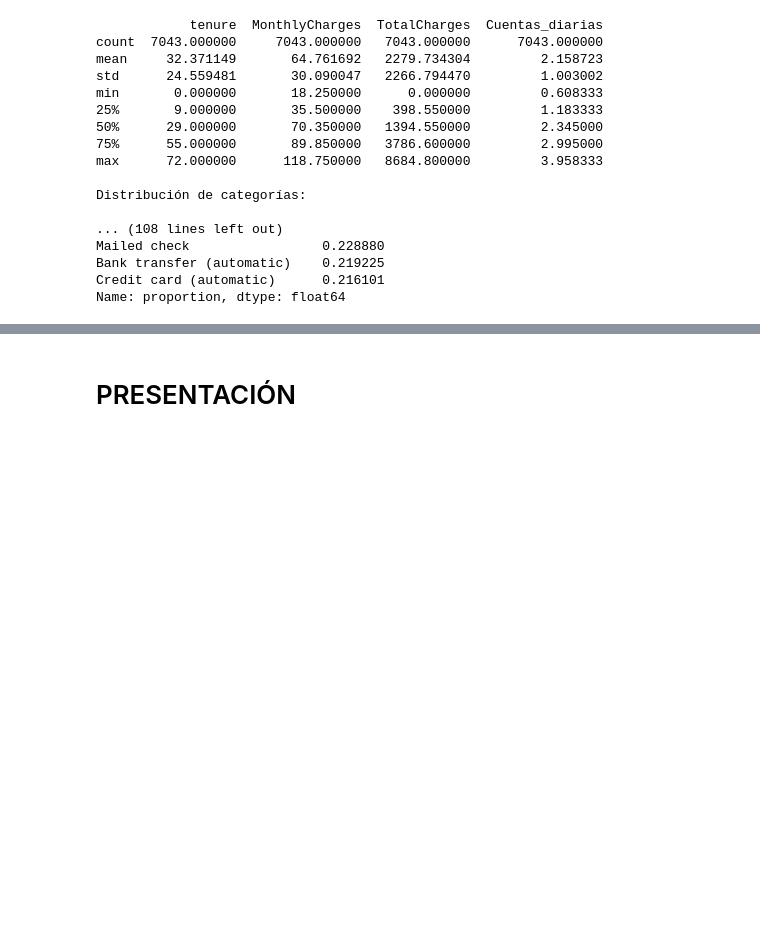
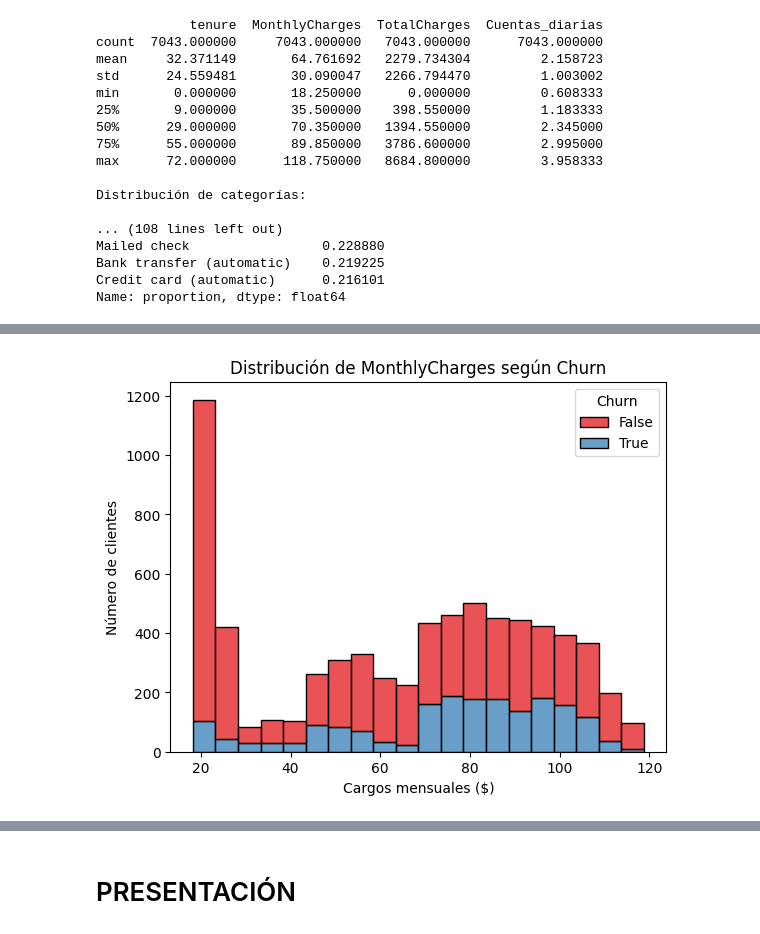
Before and after one commit to mauloredo/Challenge_Telecom_X2, a Jupyter notebook: x2.ipynb, the cells around one changed output, grey strips where cells are left out. Cells and saved outputs as stored; diff of their text form; code cells hidden in the pictures; blank space fills up the shorter version.

```diff
--- a/x2.ipynb
+++ b/x2.ipynb
@@ -342,0 +390,9 @@ plt.show()
+# %%
+sns.histplot(data=datos, x='MonthlyCharges', hue='Churn', multiple='stack', bins=20, palette='Set1')
+plt.title("Distribución de MonthlyCharges según Churn")
+plt.xlabel("Cargos mensuales ($)")
+plt.ylabel("Número de clientes")
+plt.savefig("hist_monthlycharges_churn.png")
+plt.show()
+# %% [output]
+[figure, added]
```
Also changed, not shown: parts of 16 cells of this notebook.
